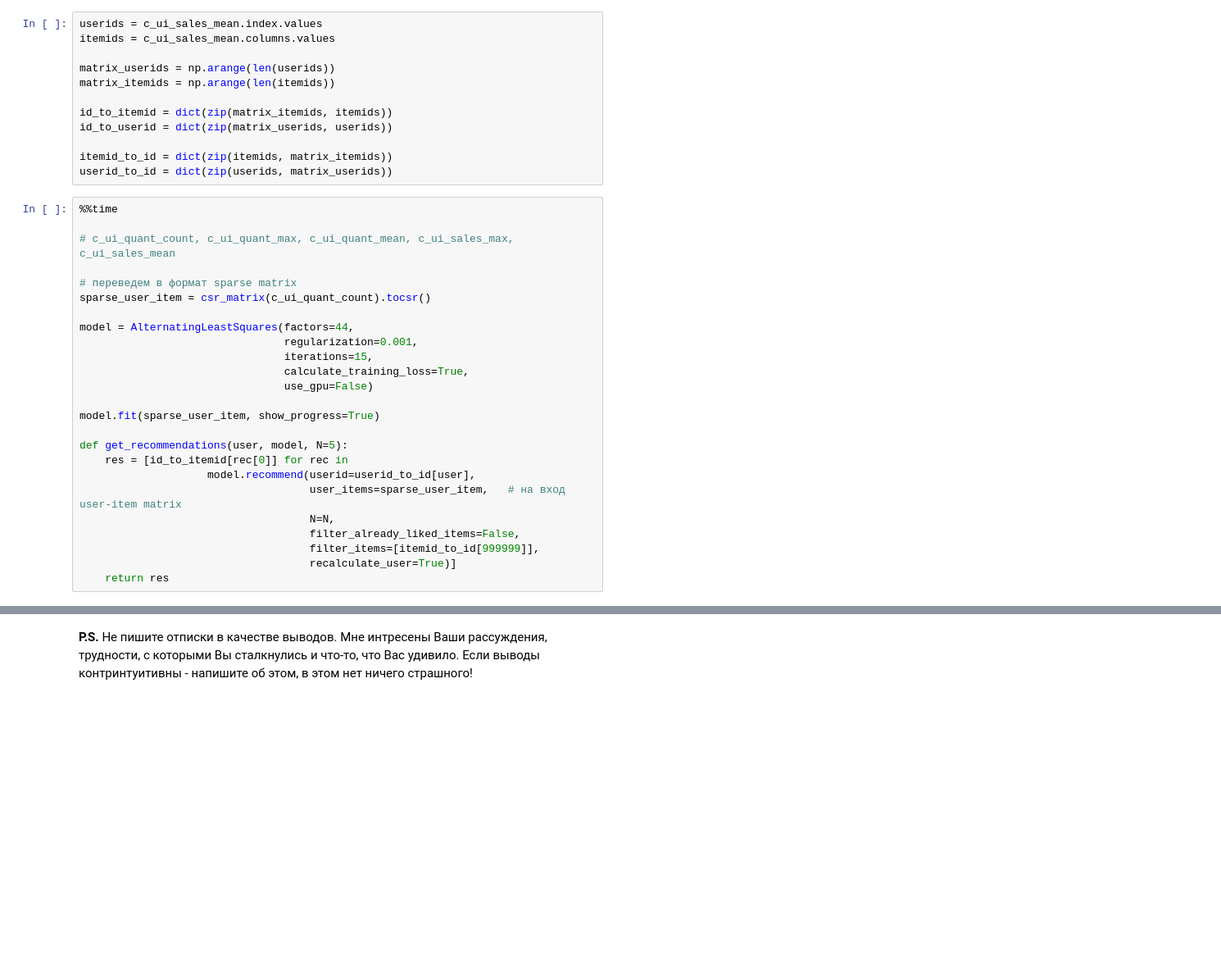
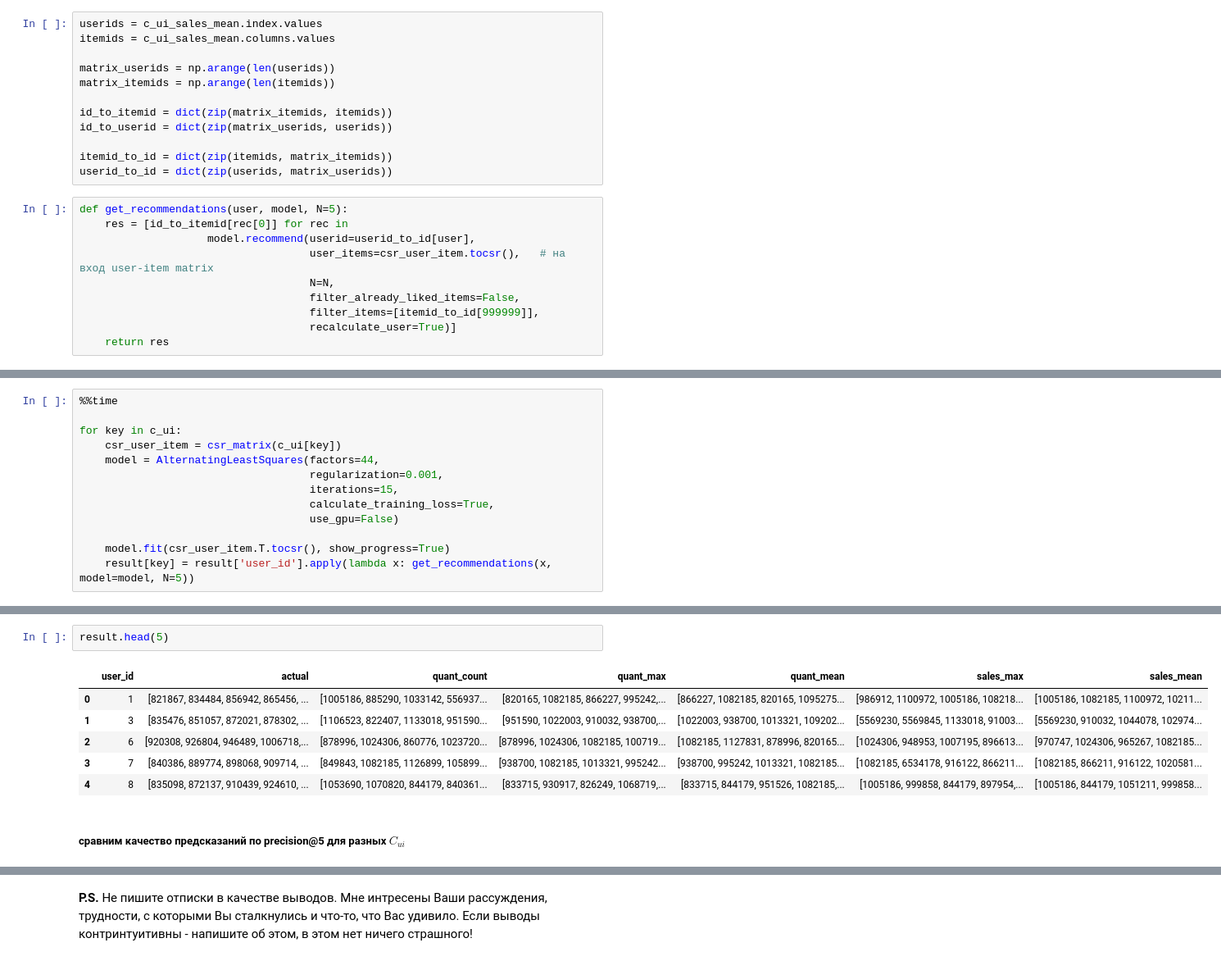
Before and after one commit to a1exkuchin/recommendation_systems, a Jupyter notebook: lesson-3.ipynb, the cells around one changed output, grey strips where cells are left out. Shown: that part at 82% size. Saved outputs shown, nothing was run; the diff lists cells and outputs as text; blank space fills up the shorter version.

```diff
--- a/lesson-3.ipynb
+++ b/lesson-3.ipynb
@@ -193,25 +184,10 @@ id_to_userid = dict(zip(matrix_userids, userids))
 itemid_to_id = dict(zip(itemids, matrix_itemids))
 userid_to_id = dict(zip(userids, matrix_userids))
 # %%
-%%time
-
-# c_ui_quant_count, c_ui_quant_max, c_ui_quant_mean, c_ui_sales_max, c_ui_sales_mean
-
-# переведем в формат sparse matrix
-sparse_user_item = csr_matrix(c_ui_quant_count).tocsr()
-
-model = AlternatingLeastSquares(factors=44,
-                                regularization=0.001,
-                                iterations=15,
-                                calculate_training_loss=True,
-                                use_gpu=False)
-
-model.fit(sparse_user_item, show_progress=True)
-
 def get_recommendations(user, model, N=5):
     res = [id_to_itemid[rec[0]] for rec in
                     model.recommend(userid=userid_to_id[user],
-                                    user_items=sparse_user_item,   # на вход user-item matrix
+                                    user_items=csr_user_item.tocsr(),   # на вход user-item matrix
                                     N=N,
                                     filter_already_liked_items=False,
                                     filter_items=[itemid_to_id[999999]],
@@ -243,0 +196,13 @@ Wall time: 116 ms
+# %%
+%%time
+
+for key in c_ui:
+    csr_user_item = csr_matrix(c_ui[key])
+    model = AlternatingLeastSquares(factors=44,
+                                    regularization=0.001,
+                                    iterations=15,
+                                    calculate_training_loss=True,
+                                    use_gpu=False)
+
+    model.fit(csr_user_item.T.tocsr(), show_progress=True)
+    result[key] = result['user_id'].apply(lambda x: get_recommendations(x, model=model, N=5))
@@ -243,0 +211,11 @@ Wall time: 116 ms
+# %%
+result.head(5)
+# %% [output]
+|  | user_id | actual | quant_count | quant_max | quant_mean | sales_max | sales_mean |
+| 0 | 1 | [821867, 834484, 856942, 865456, ... | [1005186, 885290, 1033142, 556937... | [820165, 1082185, 866227, 995242,... | [866227, 1082185, 820165, 1095275... | [986912, 1100972, 1005186, 108218... | [1005186, 1082185, 1100972, 10211... |
+| 1 | 3 | [835476, 851057, 872021, 878302, ... | [1106523, 822407, 1133018, 951590... | [951590, 1022003, 910032, 938700,... | [1022003, 938700, 1013321, 109202... | [5569230, 5569845, 1133018, 91003... | [5569230, 910032, 1044078, 102974... |
+| 2 | 6 | [920308, 926804, 946489, 1006718,... | [878996, 1024306, 860776, 1023720... | [878996, 1024306, 1082185, 100719... | [1082185, 1127831, 878996, 820165... | [1024306, 948953, 1007195, 896613... | [970747, 1024306, 965267, 1082185... |
+| 3 | 7 | [840386, 889774, 898068, 909714, ... | [849843, 1082185, 1126899, 105899... | [938700, 1082185, 1013321, 995242... | [938700, 995242, 1013321, 1082185... | [1082185, 6534178, 916122, 866211... | [1082185, 866211, 916122, 1020581... |
+| 4 | 8 | [835098, 872137, 910439, 924610, ... | [1053690, 1070820, 844179, 840361... | [833715, 930917, 826249, 1068719,... | [833715, 844179, 951526, 1082185,... | [1005186, 999858, 844179, 897954,... | [1005186, 844179, 1051211, 999858... |
+# %% [markdown]
+##### сравним качество предсказаний по precision@5 для разных $C_{ui}$
```
Also changed, not shown: parts of 22 cells of this notebook.
